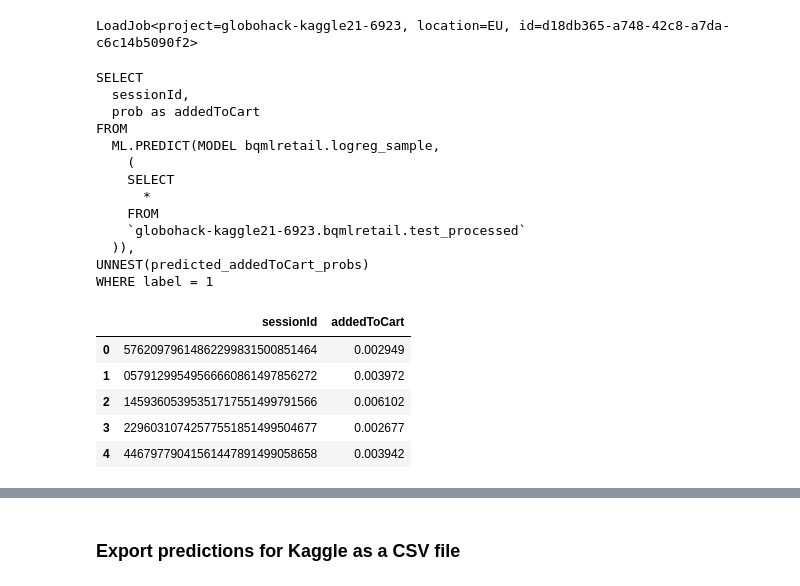
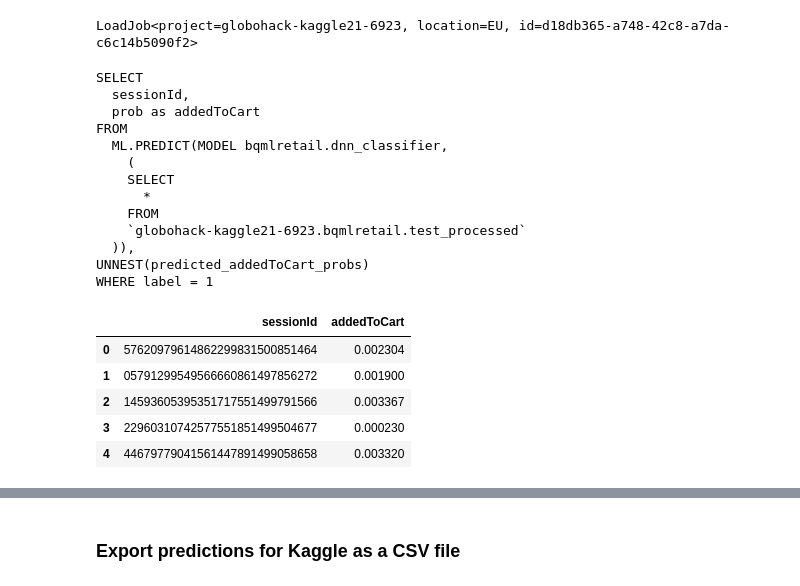
Before and after one commit to guedes-joaofelipe/online-retail-store, a Jupyter notebook: google_analytics_sample_bqml_python.ipynb, the cells around one changed output, grey strips where cells are left out. Saved outputs shown, nothing was run; the diff lists cells and outputs as text; code cells hidden in the pictures.

```diff
--- a/google_analytics_sample_bqml_python.ipynb
+++ b/google_analytics_sample_bqml_python.ipynb
@@ -618,7 +594,7 @@ pandas_to_bq(df_test, tablename='test_processed')
 # %% [output]
 LoadJob<project=globohack-kaggle21-6923, location=EU, id=d18db365-a748-42c8-a7da-c6c14b5090f2>
 # %%
-MODEL_NAME = "logreg_sample"
+MODEL_NAME = "dnn_classifier"
 
 sql_predict = f"""
 SELECT
@@ -627,39 +603,39 @@ SELECT
 FROM
   ML.PREDICT(MODEL {DATASET_ID}.{MODEL_NAME},
     (
     SELECT
       *
     FROM
     `{PROJECT_ID}.{DATASET_ID}.test_processed`
   )),
 UNNEST(predicted_addedToCart_probs)
 WHERE label = 1
 """
 
 print(sql_predict)
 
 submission = bq_query(sql_predict)
 submission.head()
 # %% [output]
 SELECT
   sessionId,
   prob as addedToCart
 FROM
-  ML.PREDICT(MODEL bqmlretail.logreg_sample,
+  ML.PREDICT(MODEL bqmlretail.dnn_classifier,
     (
     SELECT
       *
     FROM
     `globohack-kaggle21-6923.bqmlretail.test_processed`
   )),
 UNNEST(predicted_addedToCart_probs)
 WHERE label = 1
 |  | sessionId | addedToCart |
-| 0 | 57620979614862299831500851464 | 0.002949 |
-| 1 | 05791299549566660861497856272 | 0.003972 |
-| 2 | 14593605395351717551499791566 | 0.006102 |
-| 3 | 22960310742577551851499504677 | 0.002677 |
-| 4 | 44679779041561447891499058658 | 0.003942 |
+| 0 | 57620979614862299831500851464 | 0.002304 |
+| 1 | 05791299549566660861497856272 | 0.001900 |
+| 2 | 14593605395351717551499791566 | 0.003367 |
+| 3 | 22960310742577551851499504677 | 0.000230 |
+| 4 | 44679779041561447891499058658 | 0.003320 |
 # %% [markdown]
 <a id="exportcsv"></a>
 # %% [markdown]
```
Also changed, not shown: parts of 13 cells of this notebook.
